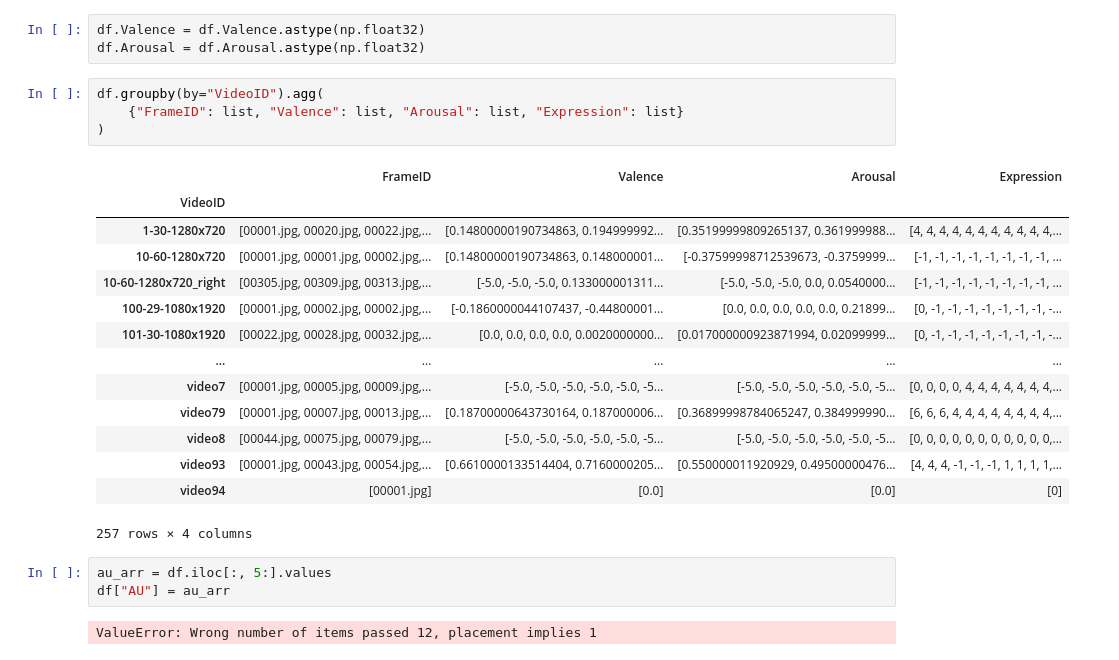
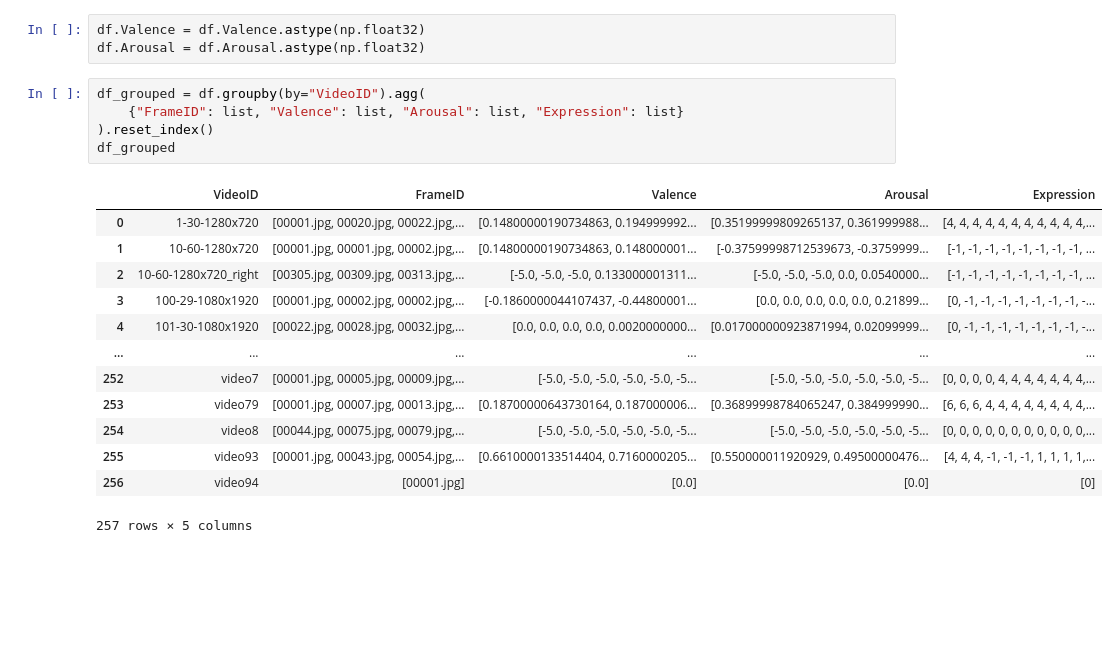
Before and after one commit to congvmit/ABAW2-BEAST, a Jupyter notebook: ipy.0.affwild-dataset.ipynb, the cells around one changed output. Cells and saved outputs as stored; diff of their text form; blank space fills up the shorter version.

```diff
--- a/ipy.0.affwild-dataset.ipynb
+++ b/ipy.0.affwild-dataset.ipynb
@@ -174,26 +221,21 @@ Image Shape:  (112, 112, 3)
 df.Valence = df.Valence.astype(np.float32)
 df.Arousal = df.Arousal.astype(np.float32)
 # %%
-df.groupby(by="VideoID").agg(
+df_grouped = df.groupby(by="VideoID").agg(
     {"FrameID": list, "Valence": list, "Arousal": list, "Expression": list}
-)
+).reset_index()
+df_grouped
 # %% [output]
-|  | FrameID | Valence | Arousal | Expression |
-| VideoID |  |  |  |  |
-| 1-30-1280x720 | [00001.jpg, 00020.jpg, 00022.jpg,... | [0.14800000190734863, 0.194999992... | [0.35199999809265137, 0.361999988... | [4, 4, 4, 4, 4, 4, 4, 4, 4, 4, 4,... |
-| 10-60-1280x720 | [00001.jpg, 00001.jpg, 00002.jpg,... | [0.14800000190734863, 0.148000001... | [-0.37599998712539673, -0.3759999... | [-1, -1, -1, -1, -1, -1, -1, -1, ... |
-| 10-60-1280x720_right | [00305.jpg, 00309.jpg, 00313.jpg,... | [-5.0, -5.0, -5.0, 0.133000001311... | [-5.0, -5.0, -5.0, 0.0, 0.0540000... | [-1, -1, -1, -1, -1, -1, -1, -1, ... |
-| 100-29-1080x1920 | [00001.jpg, 00002.jpg, 00002.jpg,... | [-0.1860000044107437, -0.44800001... | [0.0, 0.0, 0.0, 0.0, 0.0, 0.21899... | [0, -1, -1, -1, -1, -1, -1, -1, -... |
-| 101-30-1080x1920 | [00022.jpg, 00028.jpg, 00032.jpg,... | [0.0, 0.0, 0.0, 0.0, 0.0020000000... | [0.017000000923871994, 0.02099999... | [0, -1, -1, -1, -1, -1, -1, -1, -... |
-| ... | ... | ... | ... | ... |
-| video7 | [00001.jpg, 00005.jpg, 00009.jpg,... | [-5.0, -5.0, -5.0, -5.0, -5.0, -5... | [-5.0, -5.0, -5.0, -5.0, -5.0, -5... | [0, 0, 0, 0, 4, 4, 4, 4, 4, 4, 4,... |
-| video79 | [00001.jpg, 00007.jpg, 00013.jpg,... | [0.18700000643730164, 0.187000006... | [0.36899998784065247, 0.384999990... | [6, 6, 6, 4, 4, 4, 4, 4, 4, 4, 4,... |
-| video8 | [00044.jpg, 00075.jpg, 00079.jpg,... | [-5.0, -5.0, -5.0, -5.0, -5.0, -5... | [-5.0, -5.0, -5.0, -5.0, -5.0, -5... | [0, 0, 0, 0, 0, 0, 0, 0, 0, 0, 0,... |
-| video93 | [00001.jpg, 00043.jpg, 00054.jpg,... | [0.6610000133514404, 0.7160000205... | [0.550000011920929, 0.49500000476... | [4, 4, 4, -1, -1, -1, 1, 1, 1, 1,... |
-| video94 | [00001.jpg] | [0.0] | [0.0] | [0] |
+|  | VideoID | FrameID | Valence | Arousal | Expression |
+| 0 | 1-30-1280x720 | [00001.jpg, 00020.jpg, 00022.jpg,... | [0.14800000190734863, 0.194999992... | [0.35199999809265137, 0.361999988... | [4, 4, 4, 4, 4, 4, 4, 4, 4, 4, 4,... |
+| 1 | 10-60-1280x720 | [00001.jpg, 00001.jpg, 00002.jpg,... | [0.14800000190734863, 0.148000001... | [-0.37599998712539673, -0.3759999... | [-1, -1, -1, -1, -1, -1, -1, -1, ... |
+| 2 | 10-60-1280x720_right | [00305.jpg, 00309.jpg, 00313.jpg,... | [-5.0, -5.0, -5.0, 0.133000001311... | [-5.0, -5.0, -5.0, 0.0, 0.0540000... | [-1, -1, -1, -1, -1, -1, -1, -1, ... |
+| 3 | 100-29-1080x1920 | [00001.jpg, 00002.jpg, 00002.jpg,... | [-0.1860000044107437, -0.44800001... | [0.0, 0.0, 0.0, 0.0, 0.0, 0.21899... | [0, -1, -1, -1, -1, -1, -1, -1, -... |
+| 4 | 101-30-1080x1920 | [00022.jpg, 00028.jpg, 00032.jpg,... | [0.0, 0.0, 0.0, 0.0, 0.0020000000... | [0.017000000923871994, 0.02099999... | [0, -1, -1, -1, -1, -1, -1, -1, -... |
+| ... | ... | ... | ... | ... | ... |
+| 252 | video7 | [00001.jpg, 00005.jpg, 00009.jpg,... | [-5.0, -5.0, -5.0, -5.0, -5.0, -5... | [-5.0, -5.0, -5.0, -5.0, -5.0, -5... | [0, 0, 0, 0, 4, 4, 4, 4, 4, 4, 4,... |
+| 253 | video79 | [00001.jpg, 00007.jpg, 00013.jpg,... | [0.18700000643730164, 0.187000006... | [0.36899998784065247, 0.384999990... | [6, 6, 6, 4, 4, 4, 4, 4, 4, 4, 4,... |
+| 254 | video8 | [00044.jpg, 00075.jpg, 00079.jpg,... | [-5.0, -5.0, -5.0, -5.0, -5.0, -5... | [-5.0, -5.0, -5.0, -5.0, -5.0, -5... | [0, 0, 0, 0, 0, 0, 0, 0, 0, 0, 0,... |
+| 255 | video93 | [00001.jpg, 00043.jpg, 00054.jpg,... | [0.6610000133514404, 0.7160000205... | [0.550000011920929, 0.49500000476... | [4, 4, 4, -1, -1, -1, 1, 1, 1, 1,... |
+| 256 | video94 | [00001.jpg] | [0.0] | [0.0] | [0] |
-257 rows × 4 columns
+257 rows × 5 columns
-# %%
-au_arr = df.iloc[:, 5:].values
-df["AU"] = au_arr
-# %% [output]
-ValueError: Wrong number of items passed 12, placement implies 1
```
Also changed, not shown: parts of 7 cells of this notebook, 12 other files.
